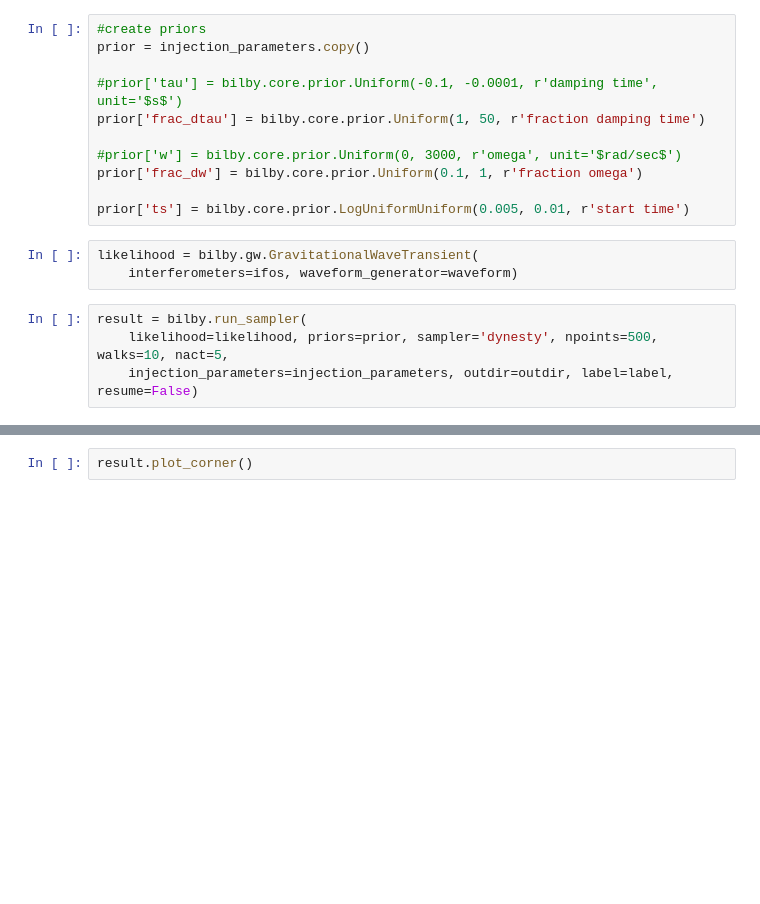
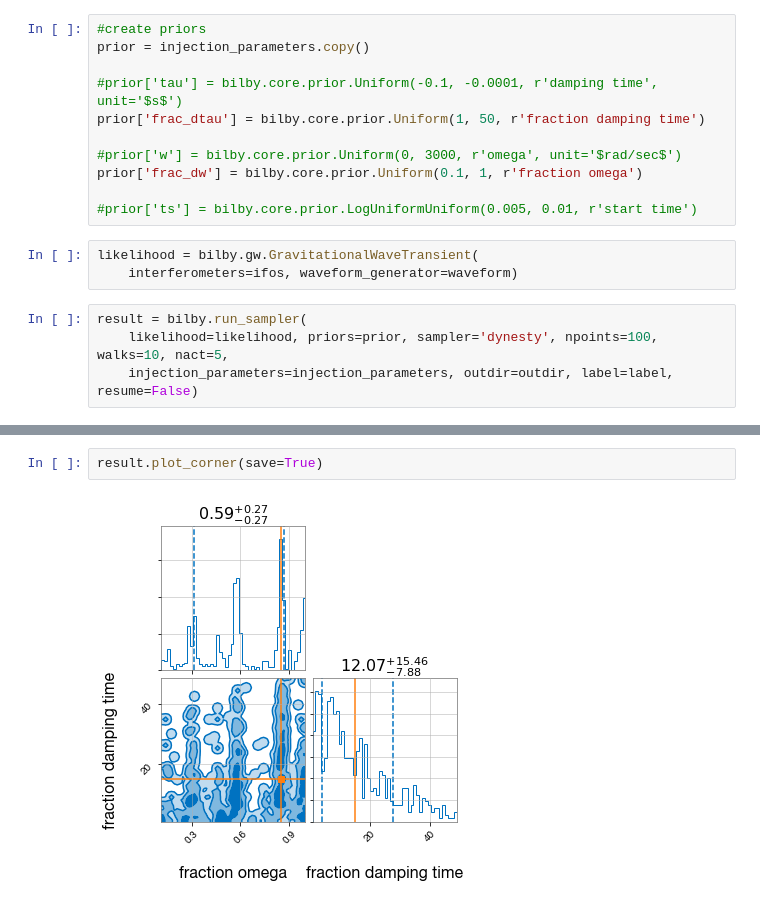
Before and after one commit to zohaggard/SURF2020, a Jupyter notebook: shift_qnm_220mode.ipynb, the cells around one changed output, grey strips where cells are left out. Saved outputs shown, nothing was run; the diff lists cells and outputs as text; blank space fills up the shorter version.

```diff
--- a/shift_qnm_220mode.ipynb
+++ b/shift_qnm_220mode.ipynb
@@ -289,12 +290,12 @@ prior['frac_dtau'] = bilby.core.prior.Uniform(1, 50, r'fraction damping time')
 #prior['w'] = bilby.core.prior.Uniform(0, 3000, r'omega', unit='$rad/sec$')
 prior['frac_dw'] = bilby.core.prior.Uniform(0.1, 1, r'fraction omega')
 
-prior['ts'] = bilby.core.prior.LogUniformUniform(0.005, 0.01, r'start time')
+#prior['ts'] = bilby.core.prior.LogUniformUniform(0.005, 0.01, r'start time')
 # %%
 likelihood = bilby.gw.GravitationalWaveTransient(
     interferometers=ifos, waveform_generator=waveform)
 # %%
 result = bilby.run_sampler(
-    likelihood=likelihood, priors=prior, sampler='dynesty', npoints=500, walks=10, nact=5,
+    likelihood=likelihood, priors=prior, sampler='dynesty', npoints=100, walks=10, nact=5,
     injection_parameters=injection_parameters, outdir=outdir, label=label, resume=False)
 # %% [output]
@@ -364,2 +348,4 @@ SystemExit: 130
 # %%
-result.plot_corner()
+result.plot_corner(save=True)
+# %% [output]
+[figure, added]
```
Also changed, not shown: parts of 5 cells of this notebook, 12 other files.
